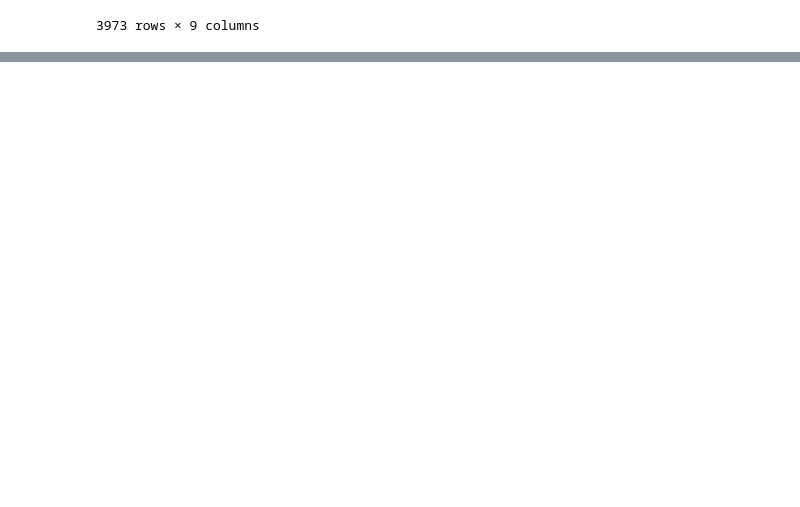
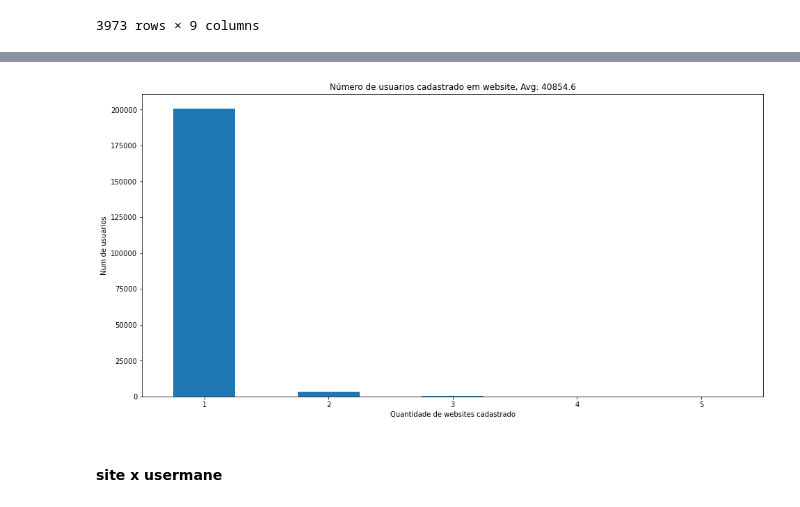
Before and after one commit to fmorenovr/crimepy, a Jupyter notebook: notebooks/3_DB_Exploration.ipynb, the cells around one changed output, grey strips where cells are left out. Cells and saved outputs as stored; diff of their text form; code cells hidden in the pictures; blank space fills up the shorter version.

```diff
--- a/notebooks/3_DB_Exploration.ipynb
+++ b/notebooks/3_DB_Exploration.ipynb
@@ -127,0 +107,4 @@ site_users_df
+# %%
+boards_df = boards_df[["id", "site_id", "site_name", "name", "url"]].copy().drop_duplicates()
+boards_df.rename(columns={"id":"board_id", "name":"board_title"}, inplace=True)
+boards_df
@@ -196,0 +297,5 @@ votes_df
+# %%
+member_website = pd.merge(members_df[["username", "site_id"]].drop_duplicates(),
+                          boards_df[["site_id", "site_name"]].drop_duplicates(),
+                          on="site_id", how="left").drop_duplicates()
+member_website
@@ -196,0 +318,10 @@ votes_df
+# %%
+users_sites_df = pd.pivot_table(member_website,
+                 index=["username"],
+                 values=["site_name"],
+                 aggfunc={
+                     "site_name":len
+                 }
+                ).sort_values(by="site_name", ascending=False).reset_index(level=0)
+users_sites_df.rename(columns={"site_name":"num_websites_cadastrado"}, inplace=True)
+users_sites_df
@@ -196,0 +342,3 @@ votes_df
+# %%
+users_sites_ = users_sites_df.pivot_table(columns=['num_websites_cadastrado'], aggfunc='size')
+users_sites_
@@ -196,0 +353,8 @@ votes_df
+# %%
+ax = users_sites_.plot(kind="bar", figsize=(16,8), title=f"Número de usuarios cadastrado em website, Avg: {users_sites_.mean()}", xlabel="Quantidade de websites cadastrado", ylabel="Num de usuarios", rot=0)
+# ax.legend(list(temp_df["site_name"]))
+#ax.get_legend().remove()
+# %% [output]
+[figure, added]
+# %% [markdown]
+#### site x usermane
```
Also changed, not shown: parts of 38 cells of this notebook.
